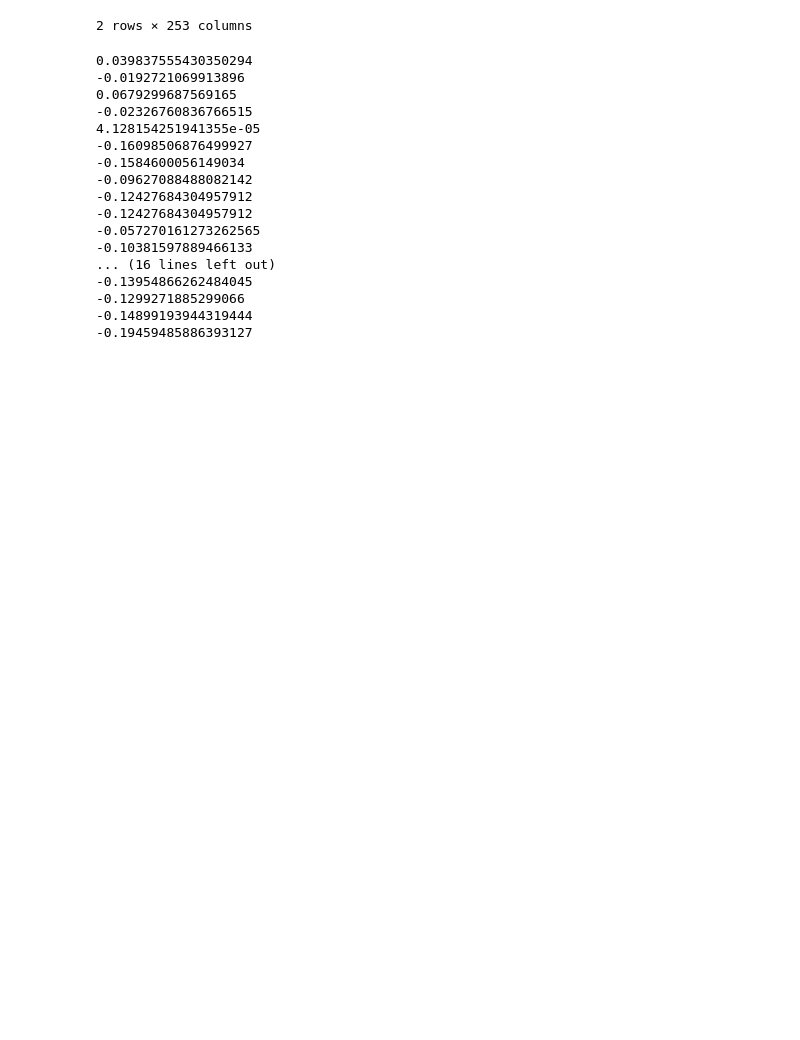
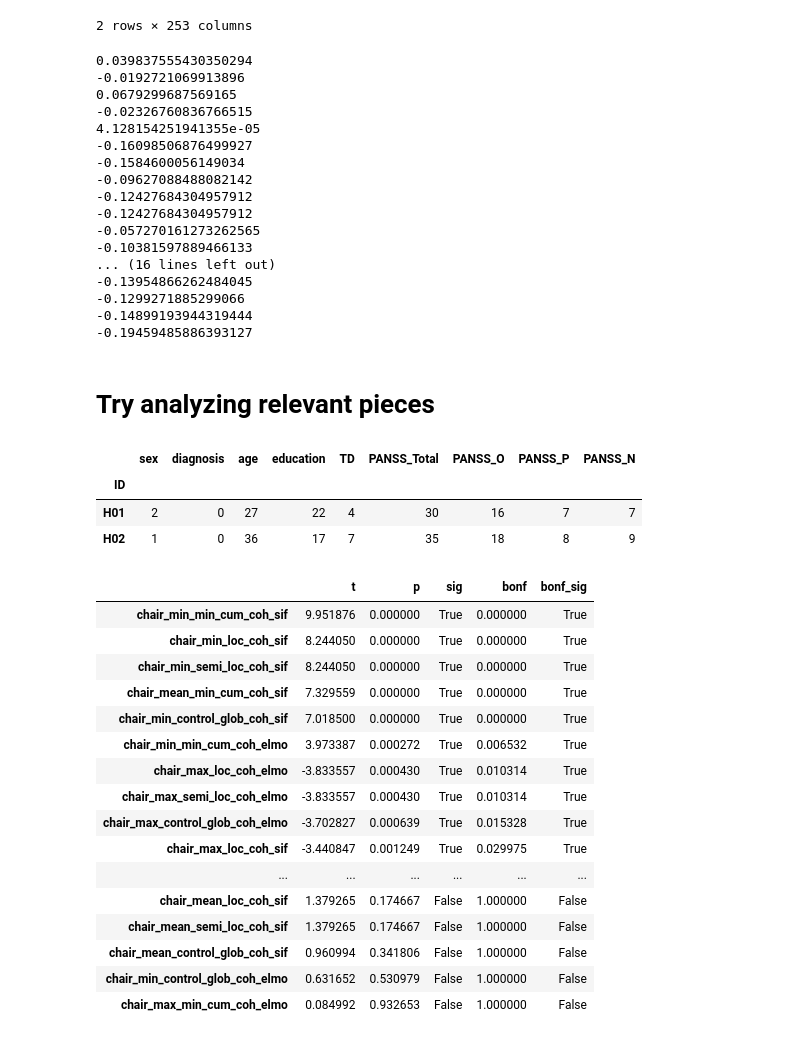
Before and after one commit to flying-bear/modeling_schizo, a Jupyter notebook: Apply_metrics.ipynb, the cells around one changed output. Drawn from its saved outputs; the diff is of its cells as text; code cells hidden in the pictures; blank space fills up the shorter version.

```diff
--- a/Apply_metrics.ipynb
+++ b/Apply_metrics.ipynb
@@ -373,3 +376,5 @@ data[order].to_csv('/content/drive/My Drive/studies/HSE/science/Schizophrenia_pr
 # %%
 with open('/content/drive/My Drive/studies/HSE/science/Schizophrenia_private/Schizo_НЦПЗ/Транскрипты/metrics.pickle', 'wb') as f:
   pickle.dump(data, f)
+# %% [markdown]
+# Try analyzing relevant pieces
@@ -375,0 +404,40 @@ with open('/content/drive/My Drive/studies/HSE/science/Schizophrenia_private/Sch
+# %%
+meta = pd.read_csv('/content/drive/My Drive/studies/HSE/science/Schizophrenia_private/Schizo_НЦПЗ/Транскрипты/All_psych.csv', index_col=0).apply(lambda s: s.apply(lambda x: int(x.split(',')[0])))
+meta.head(2)
+# %% [output]
+|  | sex | diagnosis | age | education | TD | PANSS_Total | PANSS_O | PANSS_P | PANSS_N |
+| ID |  |  |  |  |  |  |  |  |  |
+| H01 | 2 | 0 | 27 | 22 | 4 | 30 | 16 | 7 | 7 |
+| H02 | 1 | 0 | 36 | 17 | 7 | 35 | 18 | 8 | 9 |
+# %%
+meta['binary_diagnosis'] = meta['diagnosis'].apply(lambda x: 1 if x == 1 or x == 2 else 0)
+# %%
+with_meta = pd.concat([meta, data[number_columns]], axis=1)
+# %%
+elmo_chair = []
+sif_chair = []
+for metric in metric_names['chair']:
+  if metric != 'glob_coh':
+    for average in metric_names['chair'][metric]:
+      elmo_chair.append(metric_names['chair'][metric][average]['elmo'])
+      sif_chair.append(metric_names['chair'][metric][average]['sif'])
+# %%
+display_test(with_meta, elmo_chair+sif_chair, 'binary_diagnosis', lambda x, y, nan_policy: stats.ttest_ind(x, y, nan_policy=nan_policy, equal_var=False), stat_name='t')
+# %% [output]
+|  | t | p | sig | bonf | bonf_sig |
+| chair_min_min_cum_coh_sif | 9.951876 | 0.000000 | True | 0.000000 | True |
+| chair_min_loc_coh_sif | 8.244050 | 0.000000 | True | 0.000000 | True |
+| chair_min_semi_loc_coh_sif | 8.244050 | 0.000000 | True | 0.000000 | True |
+| chair_mean_min_cum_coh_sif | 7.329559 | 0.000000 | True | 0.000000 | True |
+| chair_min_control_glob_coh_sif | 7.018500 | 0.000000 | True | 0.000000 | True |
+| chair_min_min_cum_coh_elmo | 3.973387 | 0.000272 | True | 0.006532 | True |
+| chair_max_loc_coh_elmo | -3.833557 | 0.000430 | True | 0.010314 | True |
+| chair_max_semi_loc_coh_elmo | -3.833557 | 0.000430 | True | 0.010314 | True |
+| chair_max_control_glob_coh_elmo | -3.702827 | 0.000639 | True | 0.015328 | True |
+| chair_max_loc_coh_sif | -3.440847 | 0.001249 | True | 0.029975 | True |
+| ... | ... | ... | ... | ... | ... |
+| chair_mean_loc_coh_sif | 1.379265 | 0.174667 | False | 1.000000 | False |
+| chair_mean_semi_loc_coh_sif | 1.379265 | 0.174667 | False | 1.000000 | False |
+| chair_mean_control_glob_coh_sif | 0.960994 | 0.341806 | False | 1.000000 | False |
+| chair_min_control_glob_coh_elmo | 0.631652 | 0.530979 | False | 1.000000 | False |
+| chair_max_min_cum_coh_elmo | 0.084992 | 0.932653 | False | 1.000000 | False |
```
Also changed, not shown: parts of 7 cells of this notebook.
